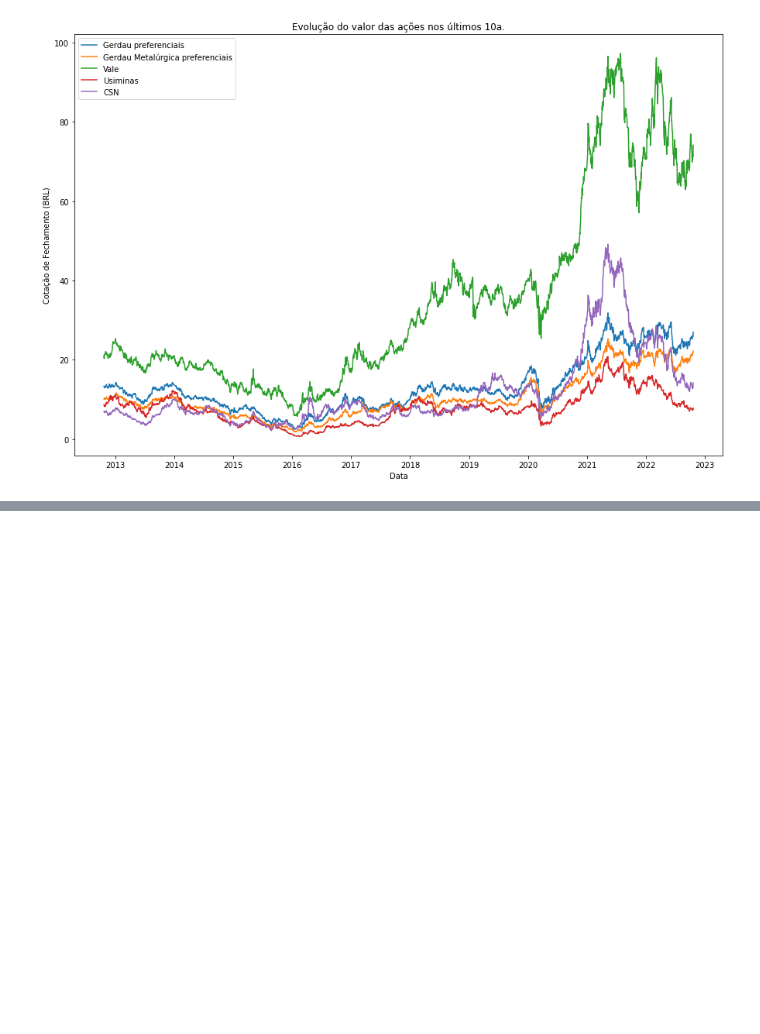
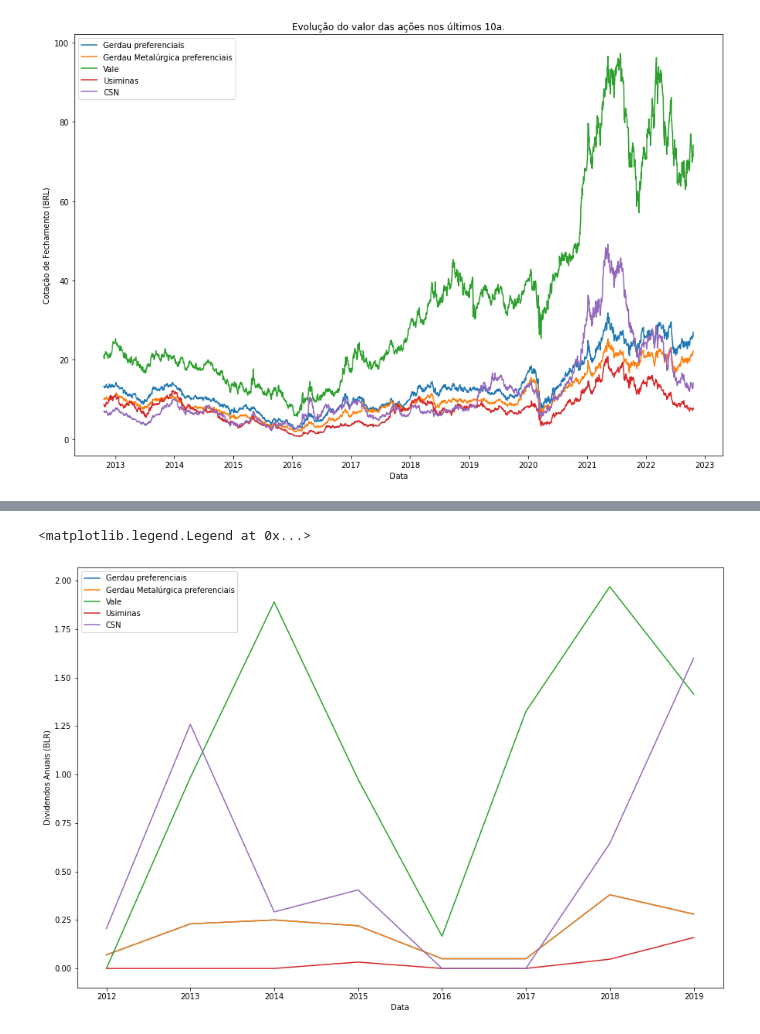
Before and after one commit to kauebr/Insights, a Jupyter notebook: Setor Siderúrgico Nacional/2 Entrega - Cliclo 2/Passo 06 - Análise exploratória/Jupyter Notebooks/Iniciando.ipynb, the cells around one changed output, grey strips where cells are left out. Cells and saved outputs as stored; diff of their text form; code cells hidden in the pictures; blank space fills up the shorter version.

Commit message:
dividendos

```diff
--- a/Setor Siderúrgico Nacional/2 Entrega - Cliclo 2/Passo 06 - Análise exploratória/Jupyter Notebooks/Iniciando.ipynb
+++ b/Setor Siderúrgico Nacional/2 Entrega - Cliclo 2/Passo 06 - Análise exploratória/Jupyter Notebooks/Iniciando.ipynb
@@ -33,0 +36,8 @@ Text(0.5, 1.0, 'Evolução do valor das ações nos últimos 10a.')
+# %%
+# Agrupando (somando) os dividendos por ano
+dggbr4 = hggbr4['Dividends'].resample('Y').sum()
+dggbr3 = hggbr3['Dividends'].resample('Y').sum()
+dvale3 = hvale3['Dividends'].resample('Y').sum()
+dusim5 = husim5['Dividends'].resample('Y').sum()
+dcsna5 = hcsna5['Dividends'].resample('Y').sum()
+consulta = [dggbr4, dggbr3, dvale3, dusim5, dcsna5]
@@ -33,0 +61,11 @@ Text(0.5, 1.0, 'Evolução do valor das ações nos últimos 10a.')
+# %%
+plt.figure(figsize=(15,10))
+for empresa in consulta:
+    plt.plot(empresa.index.year[:-3], empresa[:-3],label='...')
+    plt.legend()
+    plt.xlabel('Data')
+    plt.ylabel('Dividendos Anuais (BLR)')
+plt.legend(['Gerdau preferenciais', 'Gerdau Metalúrgica preferenciais', 'Vale', 'Usiminas', 'CSN'])
+# %% [output]
+<matplotlib.legend.Legend at 0x...>
+[figure, added]
```
Also changed, not shown: parts of 5 cells of this notebook.
